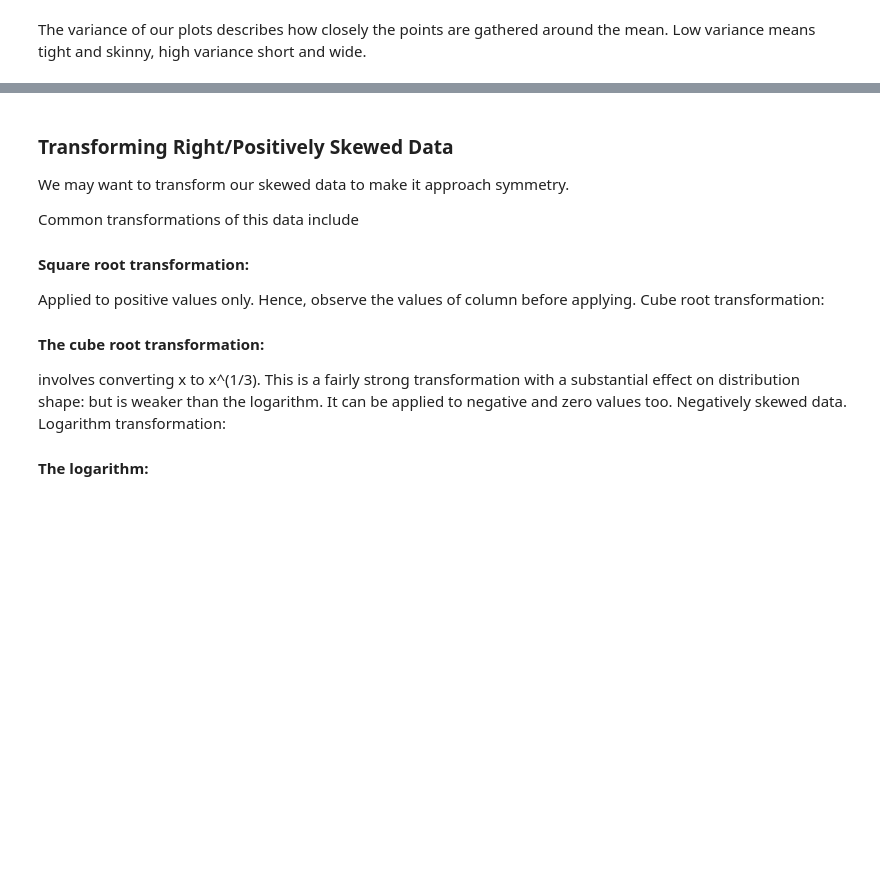
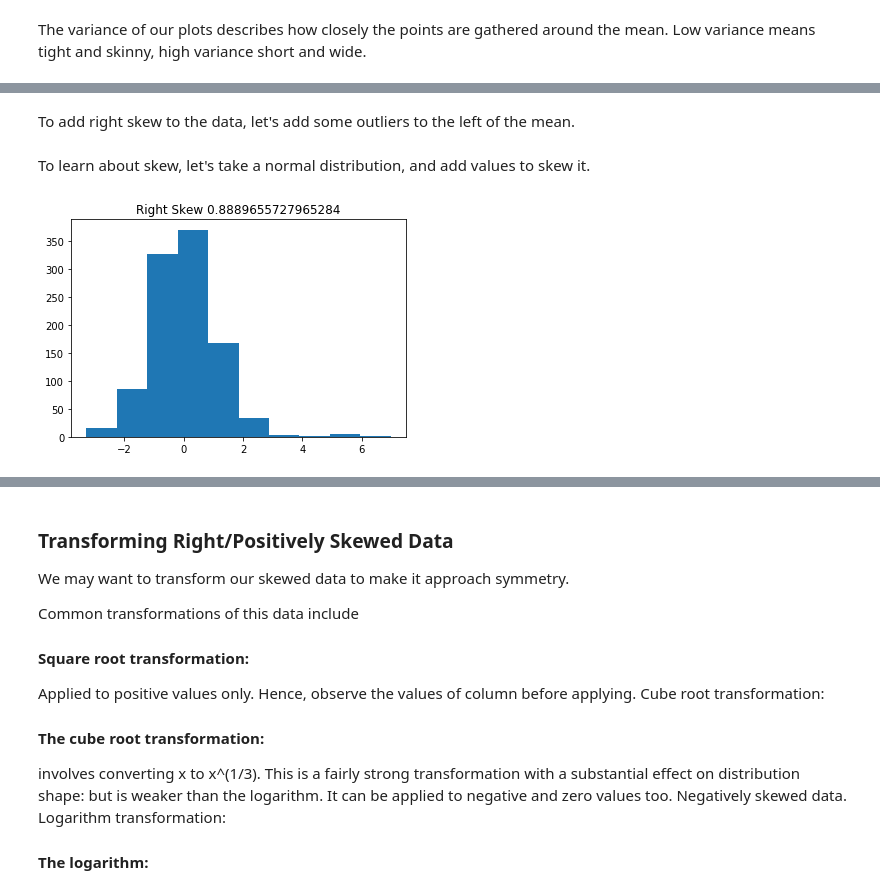
Before and after one commit to lecritch/distributions_seattle-chicago-ds, a Jupyter notebook: index.ipynb, the cells around one changed output, grey strips where cells are left out. Drawn from its saved outputs; the diff is of its cells as text; code cells hidden in the pictures; blank space fills up the shorter version.

```diff
--- a/index.ipynb
+++ b/index.ipynb
@@ -202,3 +229,17 @@ The variance of our plots describes how closely the points are gathered around t
 
 We will touch briefly on the third and fourth moments for the normal curve. Skew is a measure of assymemtry.  A skew of zero is perfectly symetrical about the mean.
 ![skew](images/skew.png)
+# %% [markdown]
+To add right skew to the data, let's add some outliers to the left of the mean.
+# %% [markdown]
+To learn about skew, let's take a normal distribution, and add values to skew it.
+# %%
+z_curve = np.random.normal(0,1, 1000)
+add_right_skew = np.random.choice(np.random.normal(5,1,1000) , 10)
+right_skewed_data = np.concatenate([z_curve, add_right_skew])
+
+fig, ax = plt.subplots()
+ax.hist(right_skewed_data)
+ax.set_title(f"Right Skew {stats.skew(right_skewed_data)}");
+# %% [output]
+[figure, added]
```
Also changed, not shown: parts of 20 cells of this notebook, 7 other files.
